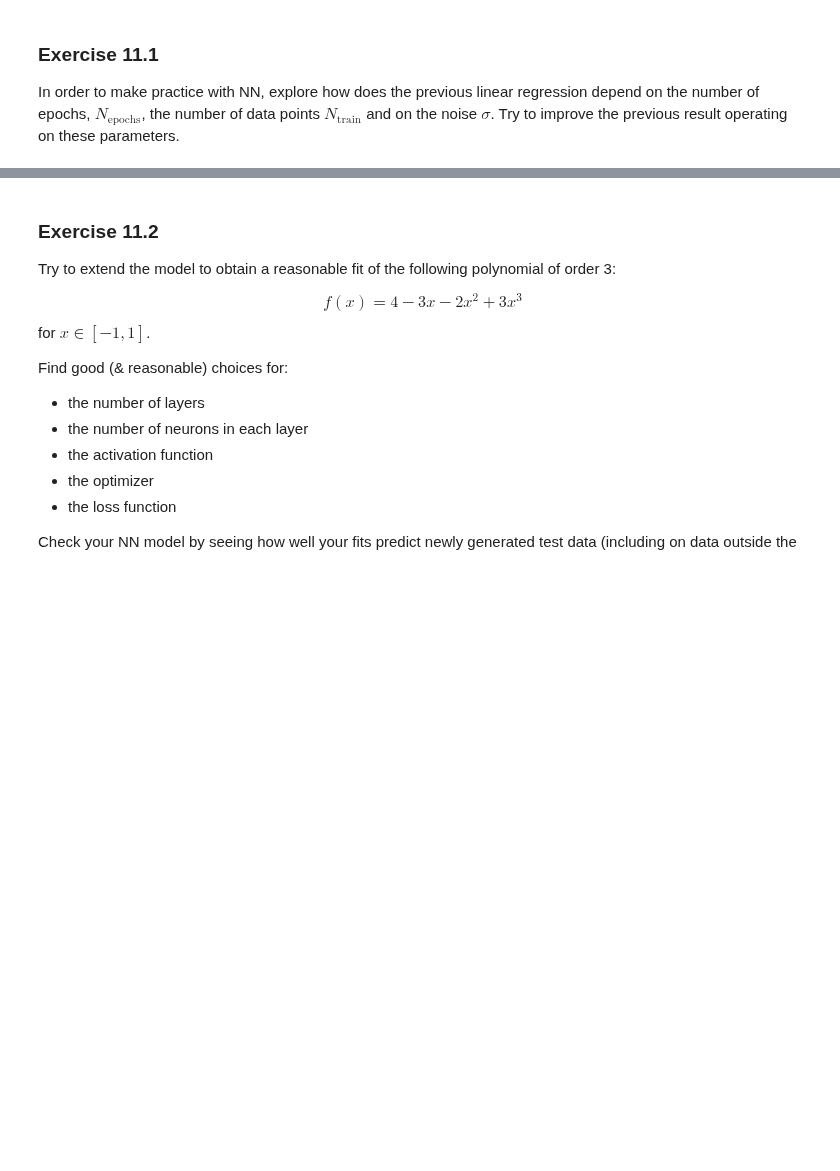
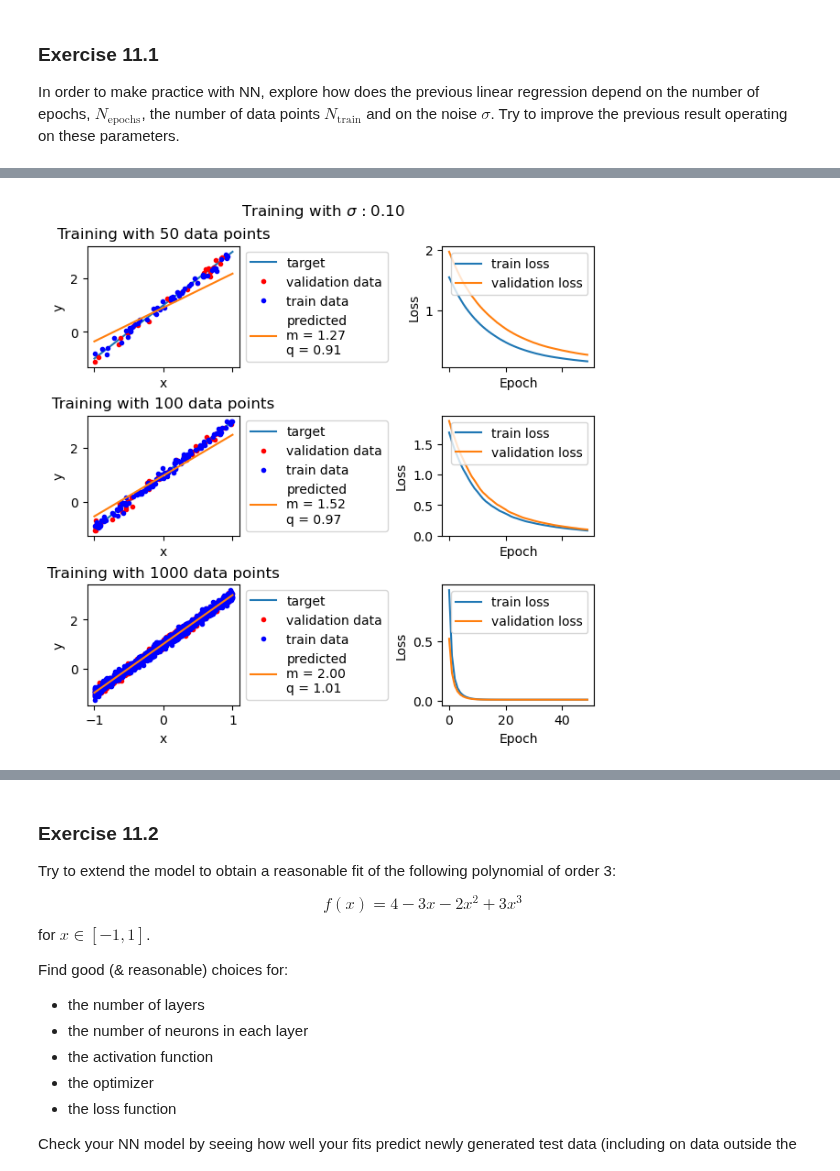
Before and after one commit to RandDouble/SimulazioneNumerica, a Jupyter notebook: LSN_Exercises_11.ipynb, the cells around one changed output, grey strips where cells are left out. Cells and saved outputs as stored; diff of their text form; code cells hidden in the pictures; blank space fills up the shorter version.

```diff
--- a/LSN_Exercises_11.ipynb
+++ b/LSN_Exercises_11.ipynb
@@ -198,0 +296,3 @@ In order to make practice with NN, explore how does the previous linear regressi
+# %%
+plot_func(sigmas[1])
+# %% [output]
@@ -198,0 +316 @@ In order to make practice with NN, explore how does the previous linear regressi
+[figure, added]
```
Also changed, not shown: parts of 25 cells of this notebook.
